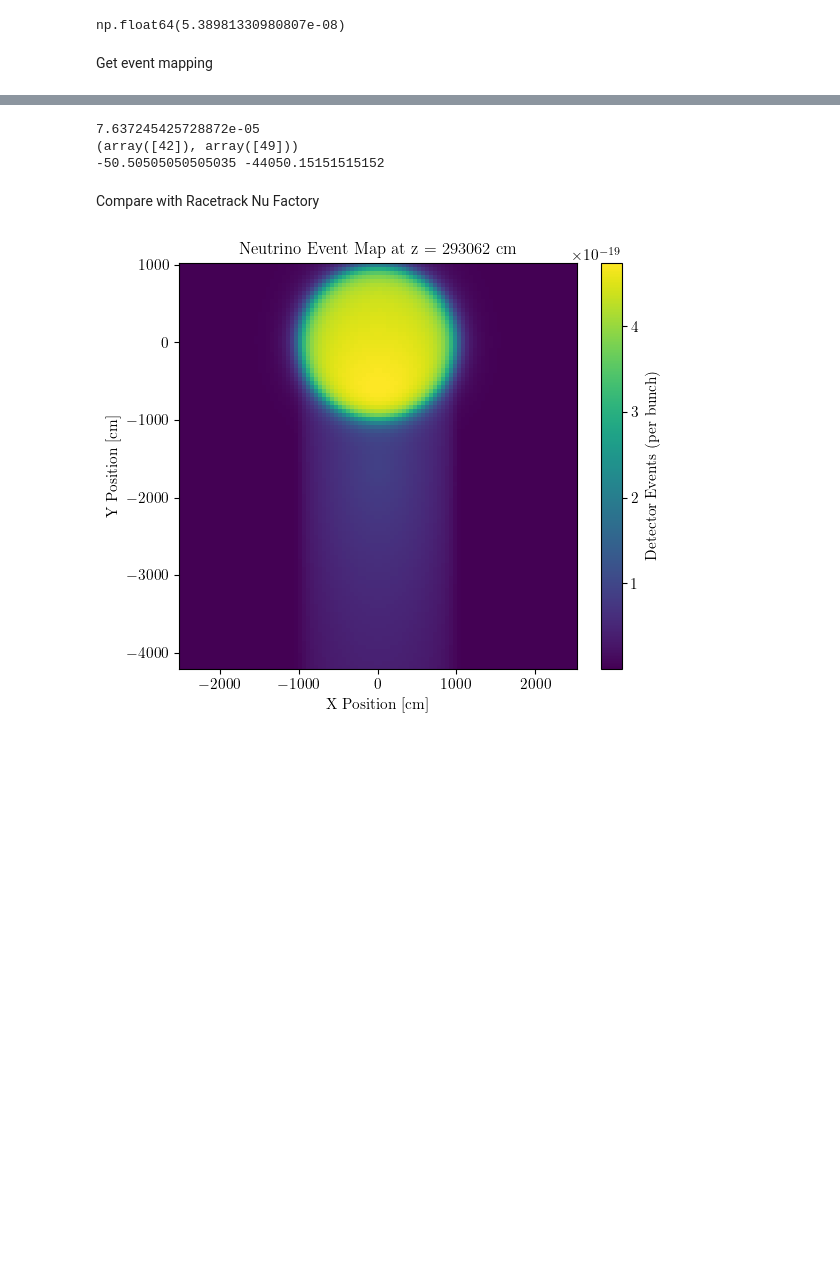
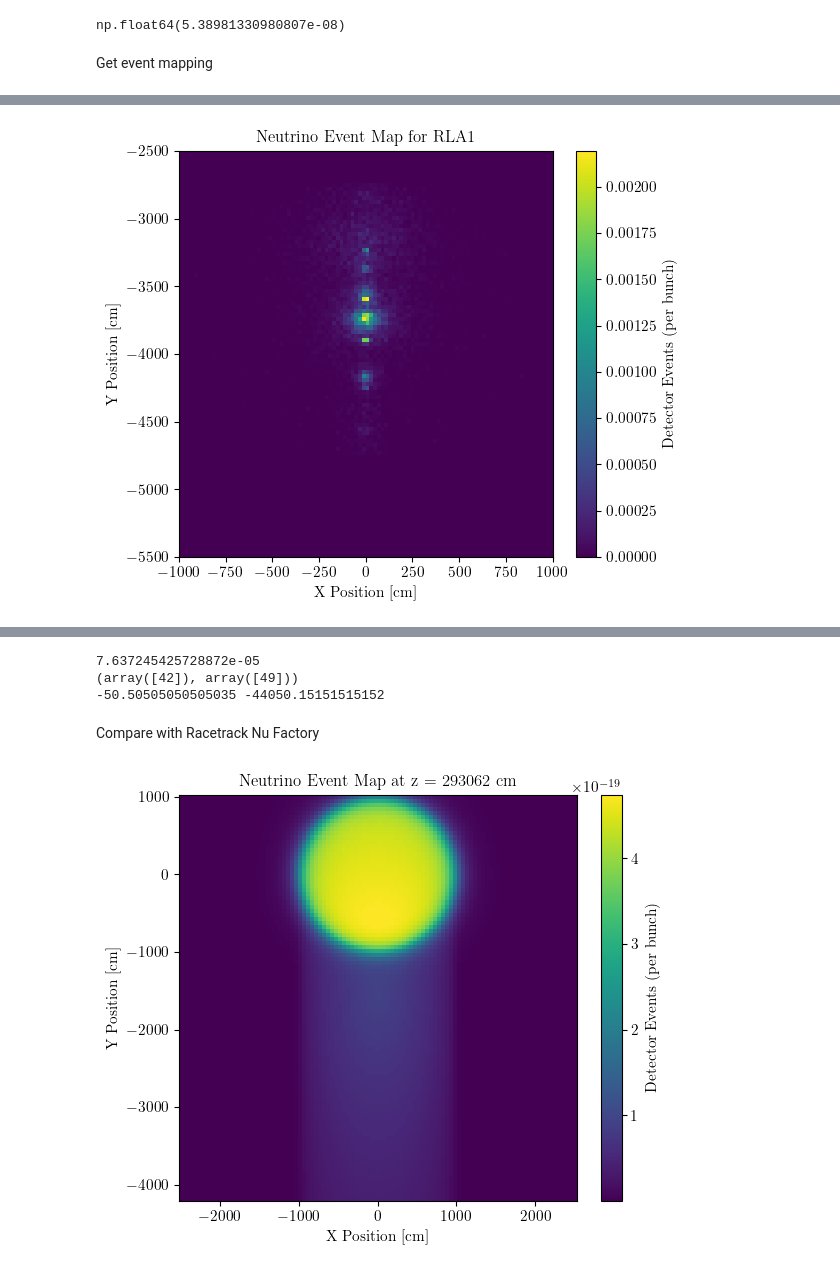
Before and after one commit to jchoi55/MINeut, a Jupyter notebook: first_examples.ipynb, the cells around one changed output, grey strips where cells are left out. Cells and saved outputs as stored; diff of their text form; code cells hidden in the pictures; blank space fills up the shorter version.

```diff
--- a/first_examples.ipynb
+++ b/first_examples.ipynb
@@ -1258,0 +1368,21 @@ plt.show()
+# %%
+X, Y, event_map = combined_numu.get_event_map_fixed_z(
+    detect_loc=[(27.45e2-29.11e2, 37.44e2)],
+    xrange=(-1000,1000),
+    yrange=(-55e2, -25e2),
+    nx=100,
+    ny=100,
+    det_radius=10e2              # 10m detector
+)
+
+# Visualization
+plt.figure(figsize=(6, 5))
+c = plt.pcolormesh(X, Y, event_map.T, shading='auto', cmap='viridis')
+plt.colorbar(c, label='Detector Events (per bunch)')
+plt.xlabel('X Position [cm]')
+plt.ylabel('Y Position [cm]')
+plt.title(f"Neutrino Event Map for RLA1")
+plt.tight_layout()
+plt.show()
+# %% [output]
+[figure, added]
```
Also changed, not shown: parts of 23 cells of this notebook, 3 other files.
